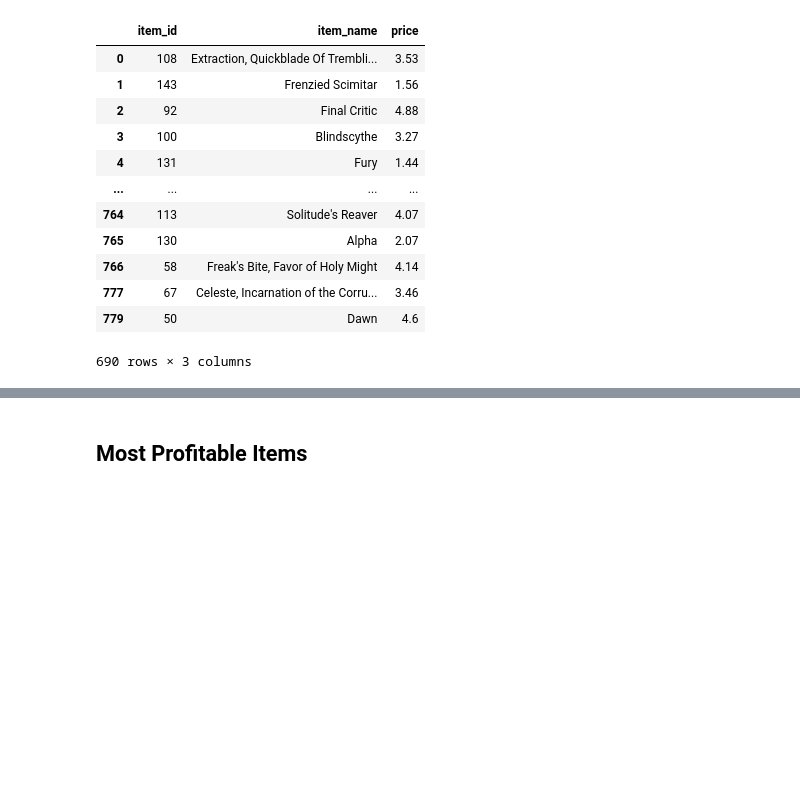
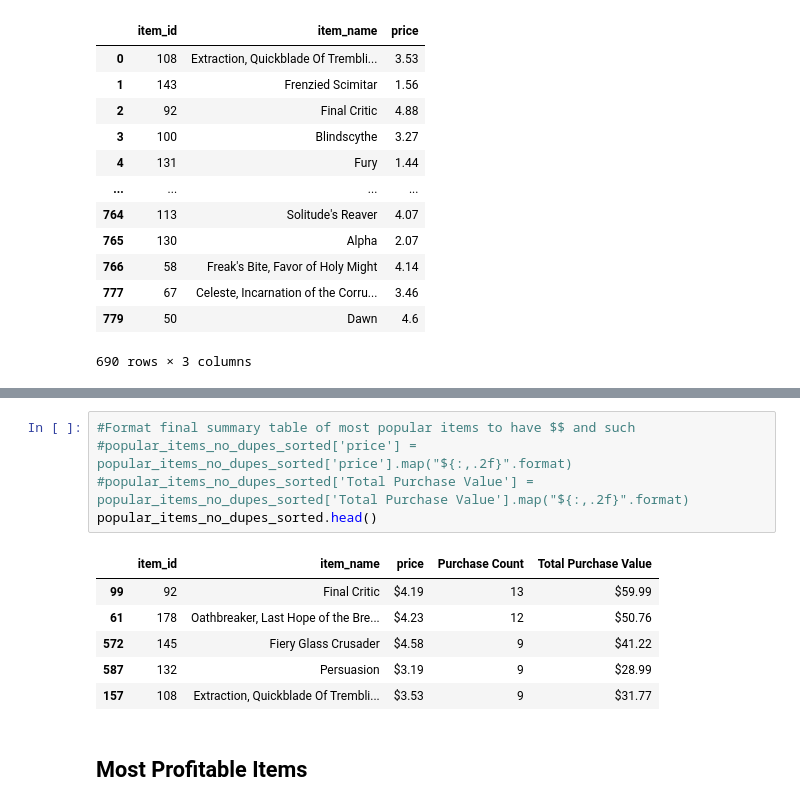
Before and after one commit to faithlierheimer/DABootCampLierheimer, a Jupyter notebook: pandas-challenge/HeroesOfPymoli.ipynb, the cells around one changed output, grey strips where cells are left out. Cells and saved outputs as stored; diff of their text form; blank space fills up the shorter version.

```diff
--- a/pandas-challenge/HeroesOfPymoli.ipynb
+++ b/pandas-challenge/HeroesOfPymoli.ipynb
@@ -878,3 +867,15 @@ popular_items_sorted2
+# %%
+#Format final summary table of most popular items to have $$ and such
+#popular_items_no_dupes_sorted['price'] = popular_items_no_dupes_sorted['price'].map("${:,.2f}".format)
+#popular_items_no_dupes_sorted['Total Purchase Value'] = popular_items_no_dupes_sorted['Total Purchase Value'].map("${:,.2f}".format)
+popular_items_no_dupes_sorted.head()
+# %% [output]
+|  | item_id | item_name | price | Purchase Count | Total Purchase Value |
+| 99 | 92 | Final Critic | $4.19 | 13 | $59.99 |
+| 61 | 178 | Oathbreaker, Last Hope of the Bre... | $4.23 | 12 | $50.76 |
+| 572 | 145 | Fiery Glass Crusader | $4.58 | 9 | $41.22 |
+| 587 | 132 | Persuasion | $3.19 | 9 | $28.99 |
+| 157 | 108 | Extraction, Quickblade Of Trembli... | $3.53 | 9 | $31.77 |
 # %% [markdown]
 ## Most Profitable Items
 # %% [markdown]
```
Also changed, not shown: parts of 7 cells of this notebook.
